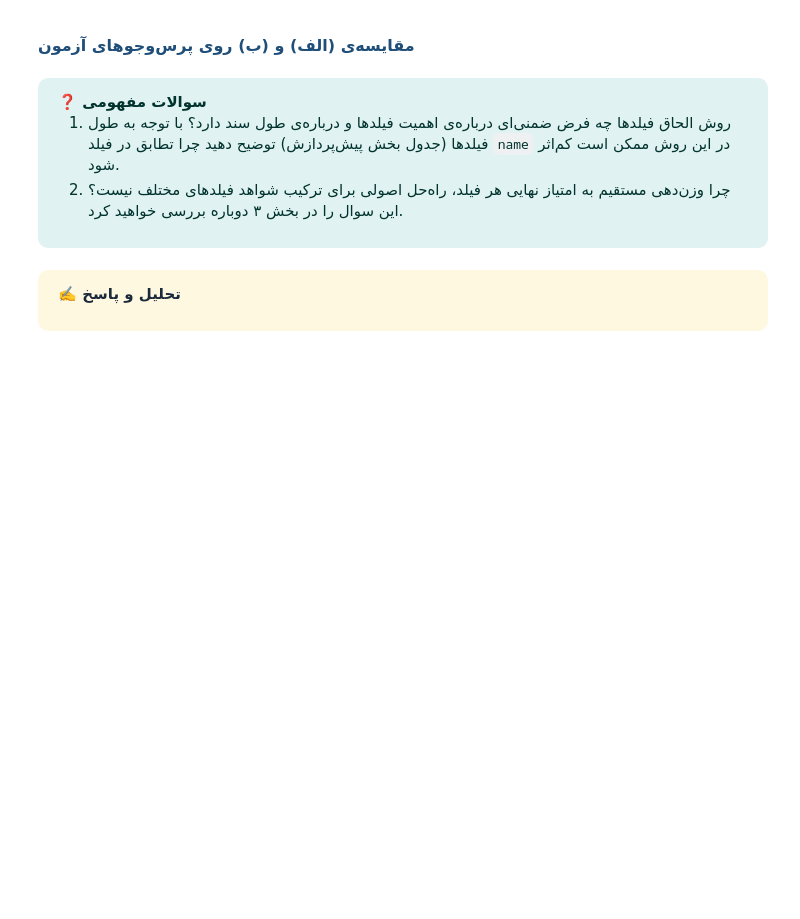
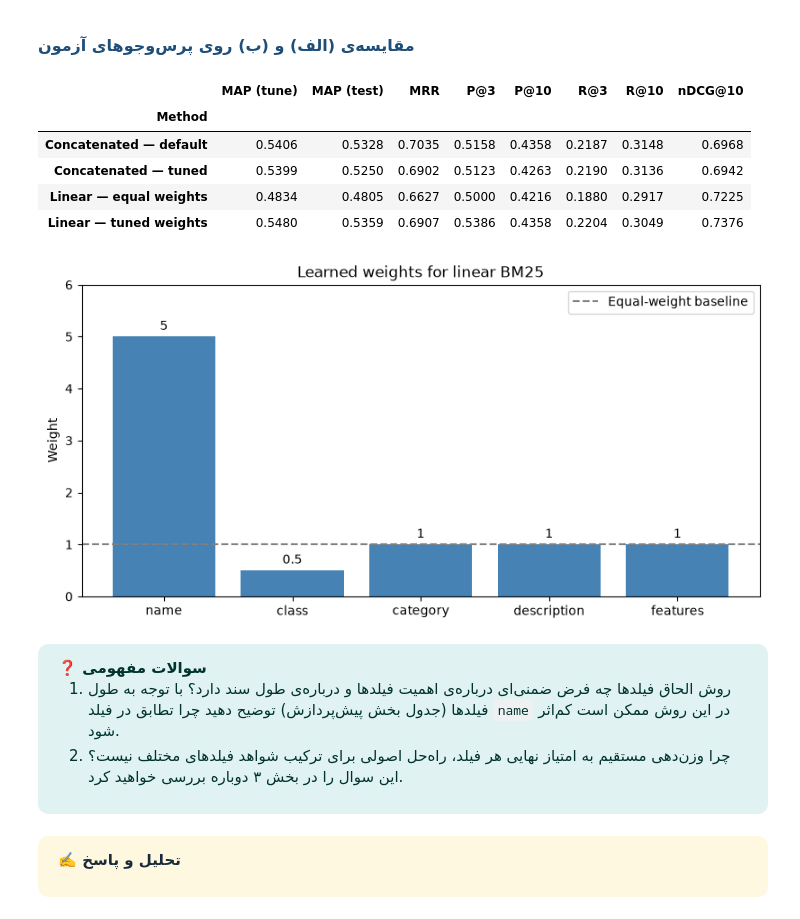
Before and after one commit to HaniehGRN/IR-homework1-BM25, a Jupyter notebook: IIR_CA1_Student-ID.ipynb, the cells around one changed output. Drawn from its saved outputs; the diff is of its cells as text; code cells hidden in the pictures; blank space fills up the shorter version.

```diff
--- a/IIR_CA1_Student-ID.ipynb
+++ b/IIR_CA1_Student-ID.ipynb
@@ -476,6 +520,8 @@ plt.show()
 
 print(f"All fields MAP with default parameters: {all_MAP:.4f}")
 print(f"All fields best tuning MAP: {best['MAP']:.4f} (k1={best['k1']:.4g}, b={best['b']:.4g})")
+
+best_concat = best.copy()
 # %% [output]
 [figure]
 All fields MAP with default parameters: 0.5406
@@ -506,6 +651,76 @@ TypeError: linear_combination() got an unexpected keyword argument 'field'
 <h4 dir="rtl" style="font-family: Vazirmatn, Vazir, Tahoma, sans-serif; color: #1F4E79; font-size: 16px; margin-top: 18px;">مقایسه‌ی (الف) و (ب) روی پرس‌وجوهای آزمون</h4>
 # %%
 ### YOUR CODE HERE
+
+equal_weights = {field: 1.0 for field in FIELDS}
+
+cases = [
+    (
+        "Concatenated — default",
+        rm.bm25,
+        {"field": "all", "k1": 1.2, "b": 0.75},
+    ),
+    (
+        "Concatenated — tuned",
+        rm.bm25,
+        {
+            "field": "all",
+            "k1": float(best_concat["k1"]),
+            "b": float(best_concat["b"]),
+        },
+    ),
+    (
+        "Linear — equal weights",
+        rm.linear_combination,
+        {"weights": equal_weights, "k1": linear_k1, "b": linear_b},
+    ),
+    (
+        "Linear — tuned weights",
+        rm.linear_combination,
+        {"weights": tuned_weights, "k1": linear_k1, "b": linear_b},
+    ),
+]
+
+rows = []
+
+for name, score_fn, params in cases:
+    tune_map = evaluator.mean_ap(score_fn, tune_qids, **params)
+
+    test_per_query = evaluator.evaluate(score_fn, test_qids, **params)
+    test_metrics = ev.summary(test_per_query).to_dict()
+    test_map = test_metrics.pop("MAP")
+
+    rows.append({
+        "Method": name,
+        "MAP (tune)": tune_map,
+        "MAP (test)": test_map,
+        **test_metrics,
+    })
+
+comparison_df = pd.DataFrame(rows).set_index("Method")
+display(comparison_df.round(4))
+
+field_weights = [tuned_weights[field] for field in FIELDS]
+
+fig, ax = plt.subplots(figsize=(8, 4), constrained_layout=True)
+bars = ax.bar(FIELDS, field_weights, color="steelblue")
+
+ax.axhline(1, color="gray", linestyle="--", label="Equal-weight baseline")
+ax.bar_label(bars, fmt="%g", padding=3)
+ax.set_ylim(0, max(1, max(field_weights)) * 1.2)
+ax.set_ylabel("Weight")
+ax.set_title("Learned weights for linear BM25")
+ax.legend()
+
+plt.show()
+# %% [output]
+|  | MAP (tune) | MAP (test) | MRR | P@3 | P@10 | R@3 | R@10 | nDCG@10 |
+| Method |  |  |  |  |  |  |  |  |
+| Concatenated — default | 0.5406 | 0.5328 | 0.7035 | 0.5158 | 0.4358 | 0.2187 | 0.3148 | 0.6968 |
+| Concatenated — tuned | 0.5399 | 0.5250 | 0.6902 | 0.5123 | 0.4263 | 0.2190 | 0.3136 | 0.6942 |
+| Linear — equal weights | 0.4834 | 0.4805 | 0.6627 | 0.5000 | 0.4216 | 0.1880 | 0.2917 | 0.7225 |
+| Linear — tuned weights | 0.5480 | 0.5359 | 0.6907 | 0.5386 | 0.4358 | 0.2204 | 0.3049 | 0.7376 |
+[figure, added]
 # %% [markdown]
 <div dir="rtl" style="font-family: Vazirmatn, Vazir, Tahoma, sans-serif; box-sizing: border-box; width: 100%; max-width: 100%; background: #E0F2F1; color: #00332E; border-right: 6px solid #00897B; border-radius: 10px; padding: 14px 20px; line-height: 1.9; font-size: 15px;">
 <b>❓ سوالات مفهومی</b><br>
```
Also changed, not shown: parts of 3 cells of this notebook, 1 other file.
